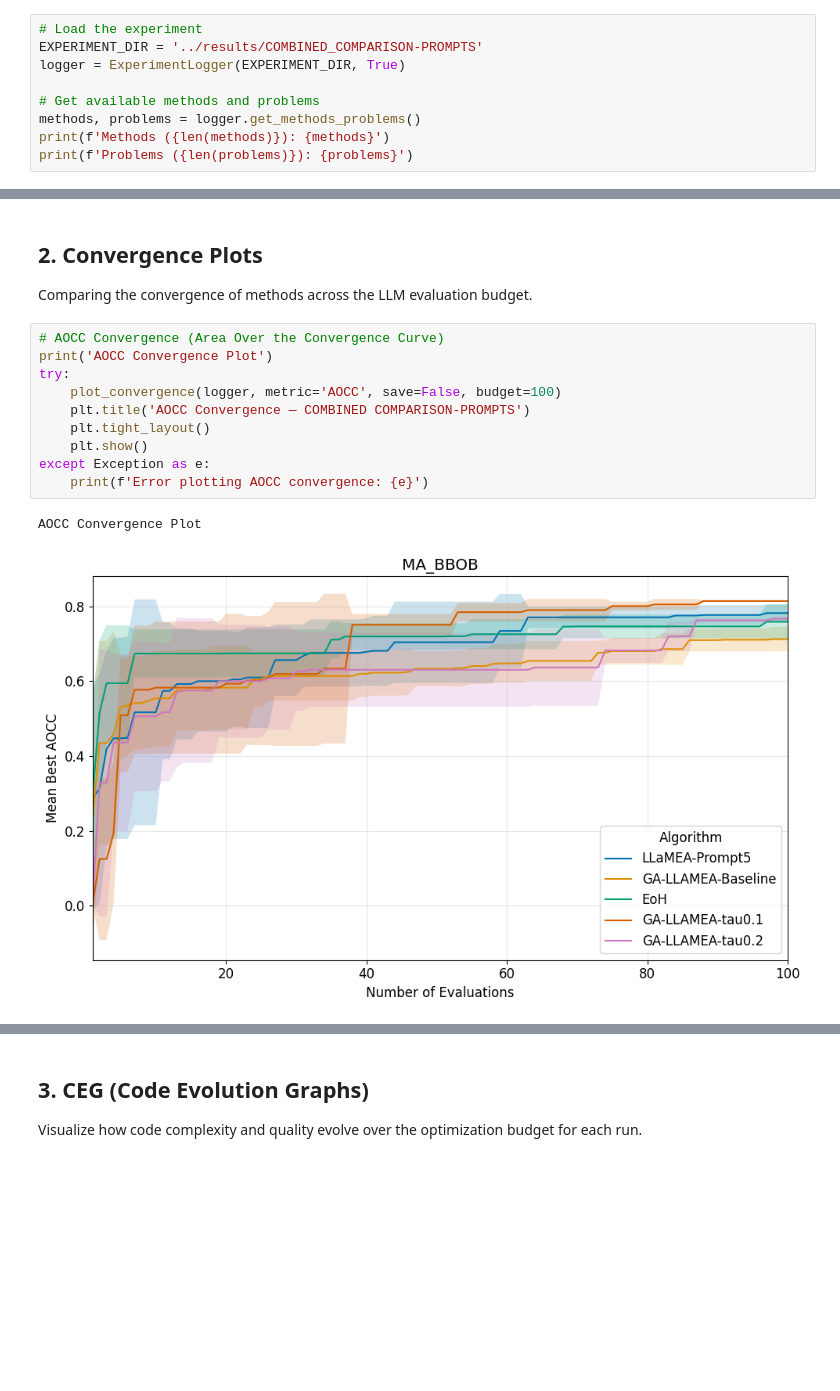
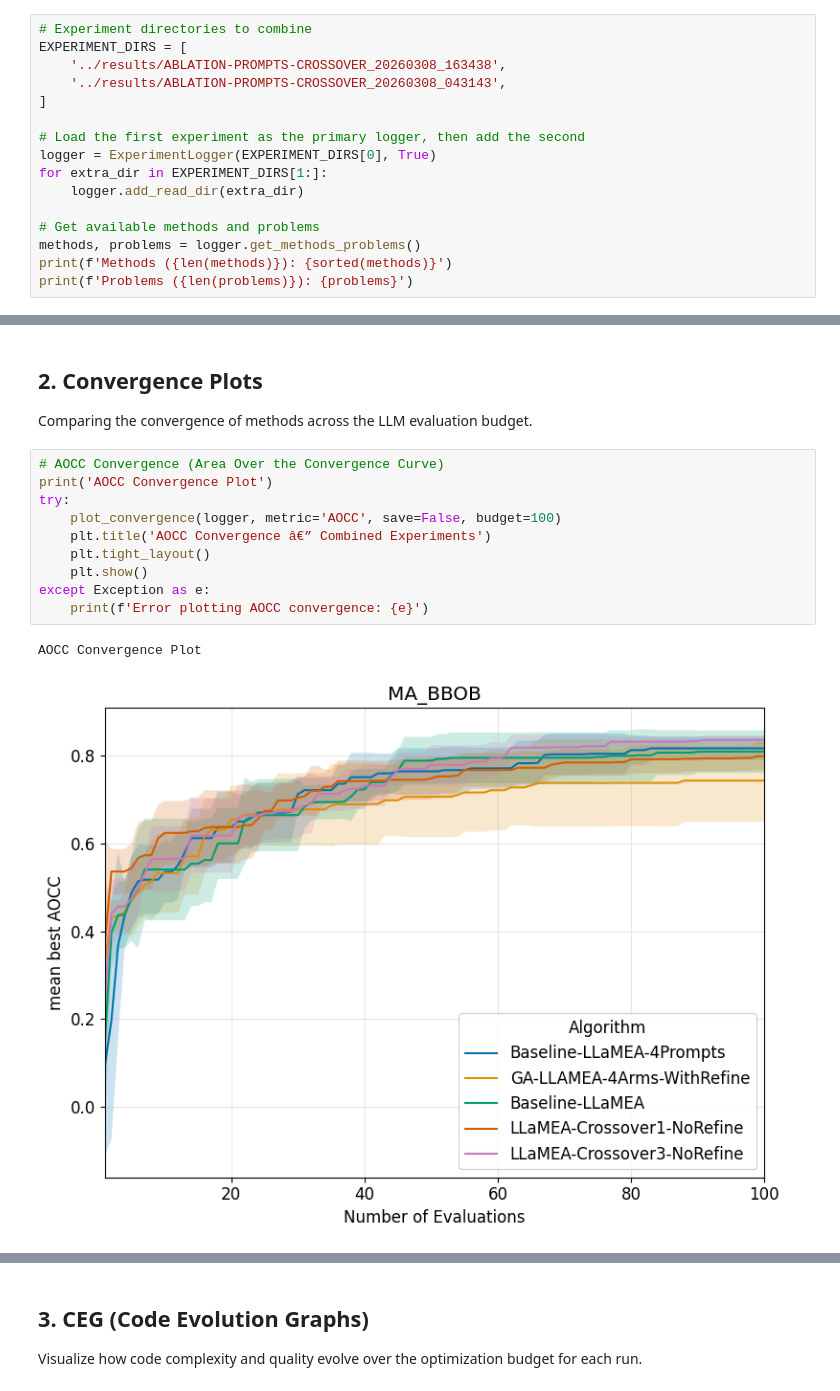
Before and after one commit to RigelKukoy/WORKING-GA-LLAMEA, a Jupyter notebook: examples/visualize_comparison_prompts.ipynb, the cells around one changed output, grey strips where cells are left out. Cells and saved outputs as stored; diff of their text form; blank space fills up the shorter version.

Commit message:
Fix timeouts and update visualization
Made-with: Cursor

```diff
--- a/examples/visualize_comparison_prompts.ipynb
+++ b/examples/visualize_comparison_prompts.ipynb
@@ -61,12 +63,19 @@ print('All imports successful.')
 # %% [output]
 All imports successful.
 # %%
-# Load the experiment
-EXPERIMENT_DIR = '../results/COMBINED_COMPARISON-PROMPTS'
-logger = ExperimentLogger(EXPERIMENT_DIR, True)
+# Experiment directories to combine
+EXPERIMENT_DIRS = [
+    '../results/ABLATION-PROMPTS-CROSSOVER_20260308_163438',
+    '../results/ABLATION-PROMPTS-CROSSOVER_20260308_043143',
+]
+
+# Load the first experiment as the primary logger, then add the second
+logger = ExperimentLogger(EXPERIMENT_DIRS[0], True)
+for extra_dir in EXPERIMENT_DIRS[1:]:
+    logger.add_read_dir(extra_dir)
 
 # Get available methods and problems
 methods, problems = logger.get_methods_problems()
-print(f'Methods ({len(methods)}): {methods}')
+print(f'Methods ({len(methods)}): {sorted(methods)}')
 print(f'Problems ({len(problems)}): {problems}')
 # %% [output]
@@ -99,13 +108,13 @@ Comparing the convergence of methods across the LLM evaluation budget.
 # %%
 # AOCC Convergence (Area Over the Convergence Curve)
 print('AOCC Convergence Plot')
 try:
     plot_convergence(logger, metric='AOCC', save=False, budget=100)
-    plt.title('AOCC Convergence — COMBINED COMPARISON-PROMPTS')
+    plt.title('AOCC Convergence â€” Combined Experiments')
     plt.tight_layout()
     plt.show()
 except Exception as e:
     print(f'Error plotting AOCC convergence: {e}')
 # %% [output]
 AOCC Convergence Plot
-[figure, old version]
+[figure, new version]
```
Also changed, not shown: parts of 27 cells of this notebook, 7 other files.
